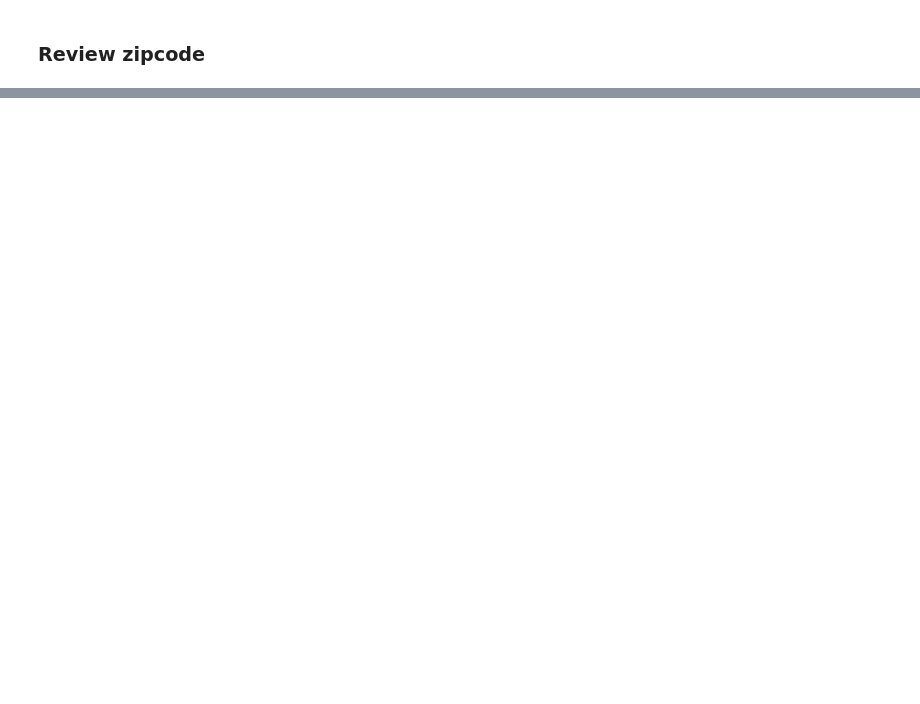
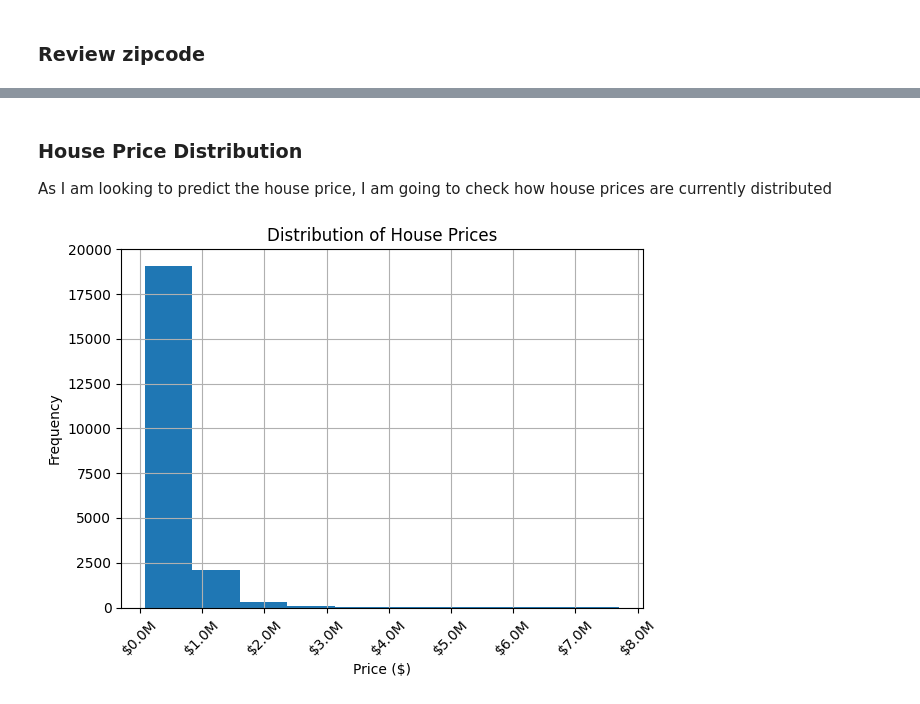
Before and after one commit to KeironTJ/Apprenticeship, a Jupyter notebook: Notebooks/House Sales Project/House_sales_project_1_kj.ipynb, the cells around one changed output, grey strips where cells are left out. Cells and saved outputs as stored; diff of their text form; code cells hidden in the pictures; blank space fills up the shorter version.

Commit message:
Compelted Task 1 of the house sales project

```diff
--- a/Notebooks/House Sales Project/House_sales_project_1_kj.ipynb
+++ b/Notebooks/House Sales Project/House_sales_project_1_kj.ipynb
@@ -448,0 +489,4 @@ np.int64(0)
+# %%
+# I will replace the 33 bedroom value with a 3
+house_data['bedrooms'] = house_data['bedrooms'].replace(33, 3)
+house_data['bedrooms'].value_counts()
@@ -450,0 +532,4 @@ np.int64(0)
+# %%
+# zipcode being stored as an int does not make sense as it references to a location which is categorical data. I will convert the zipcode column to a string.
+house_data['zipcode'] = house_data['zipcode'].astype(str)
+house_data['zipcode'].info()
@@ -450,0 +613,15 @@ np.int64(0)
+# %% [markdown]
+<h3>House Price Distribution</h3>
+As I am looking to predict the house price, I am going to check how house prices are currently distributed
+# %%
+# House Price distribution
+house_data['price'].hist()
+plt.xlabel('Price ($)')
+plt.ylabel('Frequency')
+plt.title('Distribution of House Prices')
+plt.gca().xaxis.set_major_formatter(plt.FuncFormatter(lambda x, _: f'${x/1e6:.1f}M'))
+plt.xticks(rotation=45)
+plt.tight_layout()
+plt.show()
+# %% [output]
+[figure, added]
```
Also changed, not shown: parts of 36 cells of this notebook, 1 other file.
